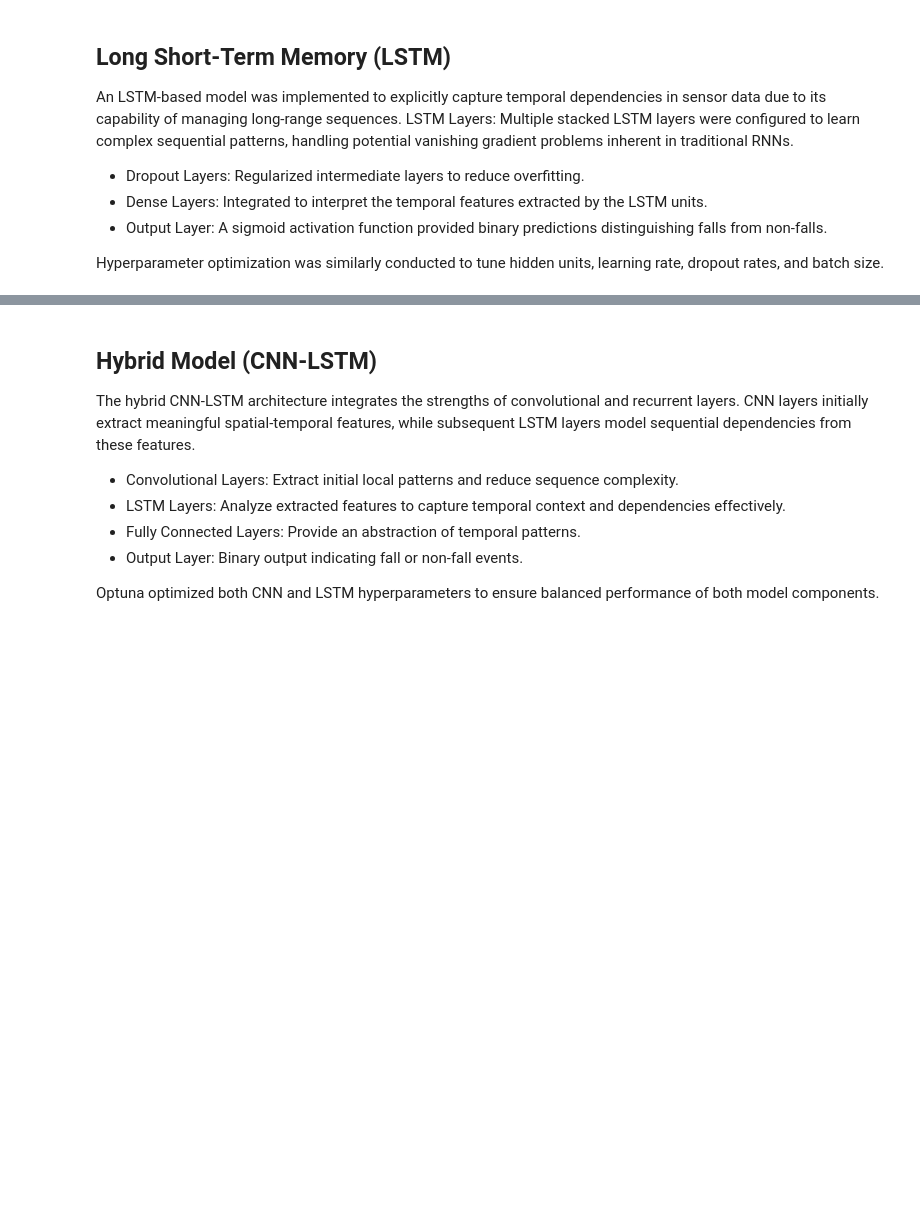
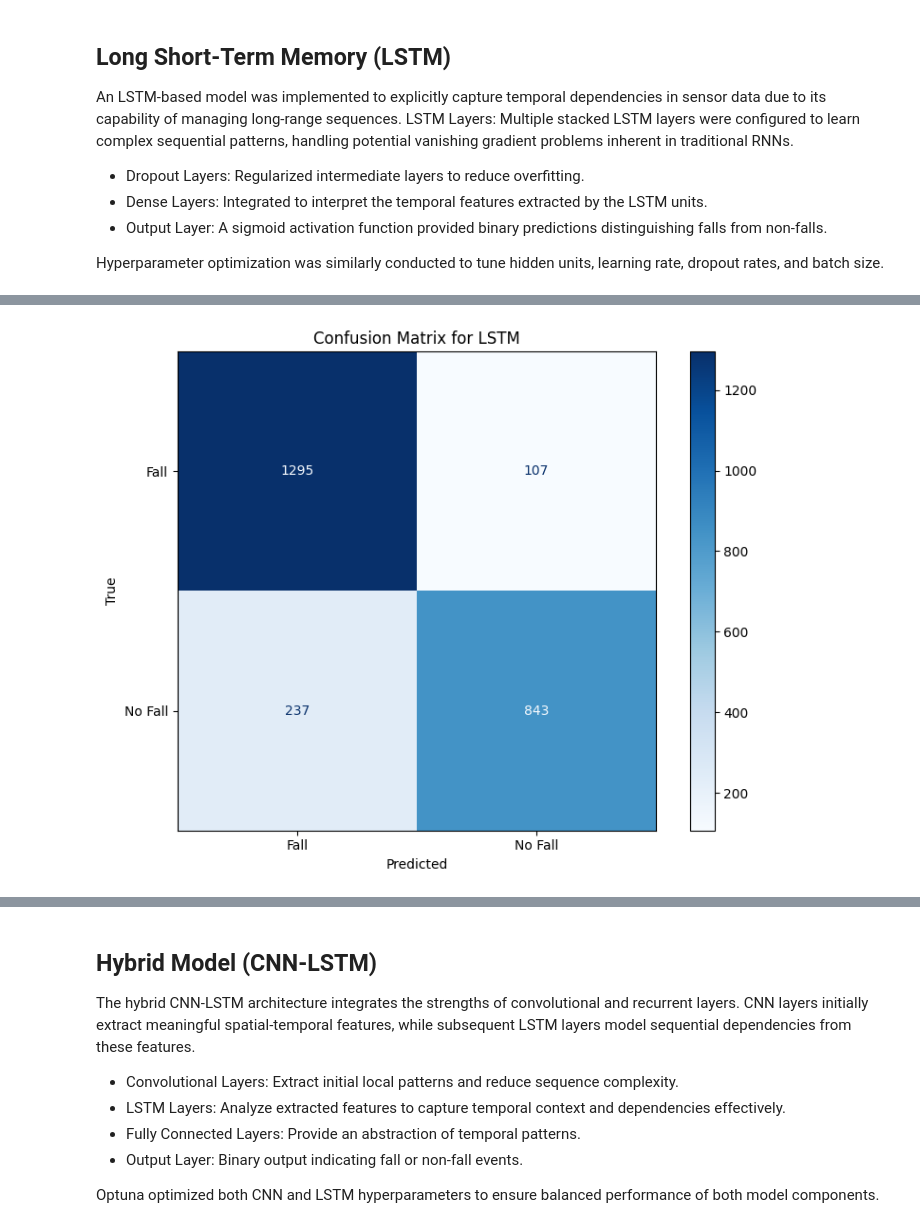
Before and after one commit to Danielar0w0/CAA, a Jupyter notebook: dl_main.ipynb, the cells around one changed output, grey strips where cells are left out. Cells and saved outputs as stored; diff of their text form; code cells hidden in the pictures; blank space fills up the shorter version.

```diff
--- a/dl_main.ipynb
+++ b/dl_main.ipynb
@@ -604,0 +724,5 @@ LSTM Test AUC: 0.9173693665134465
+# %%
+# Plot confusion matrix
+confusion_matrix_plot(y_test, y_pred, "Confusion Matrix for LSTM")
+# %% [output]
+[figure, added]
```
Also changed, not shown: parts of 40 cells of this notebook, 5 other files.
